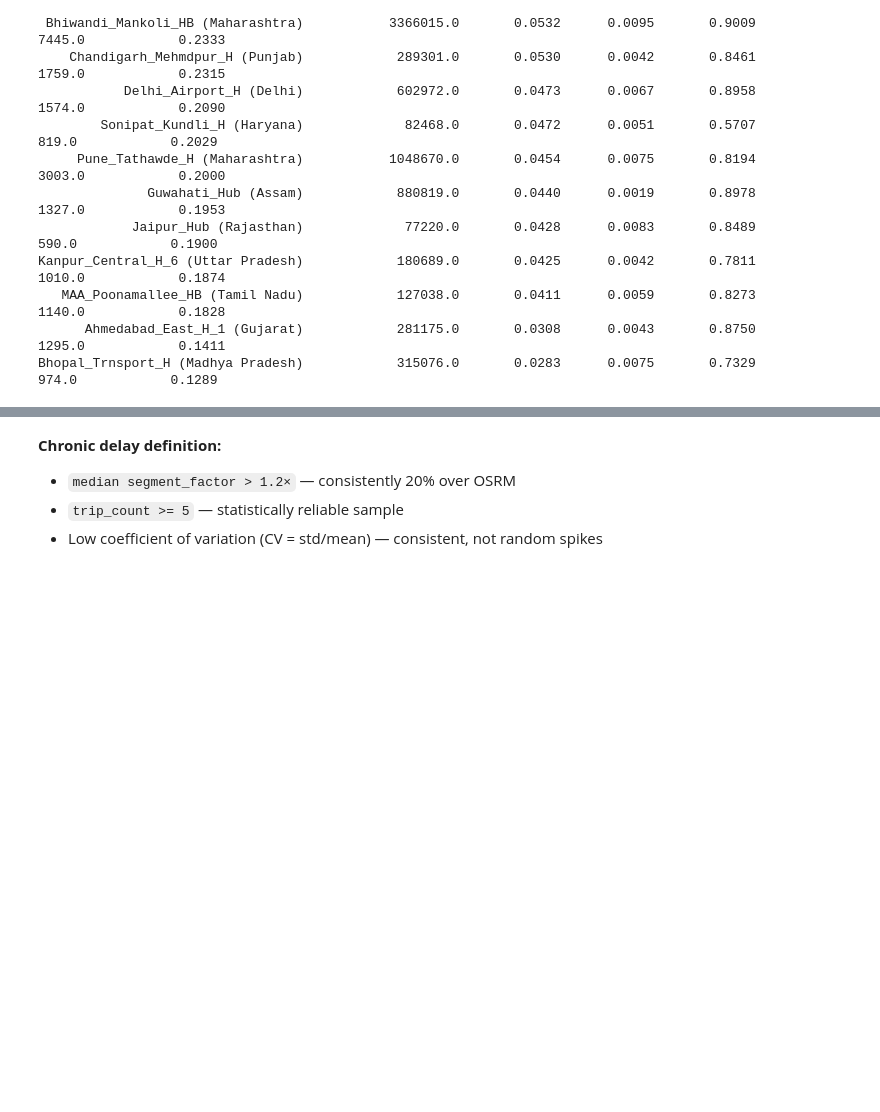
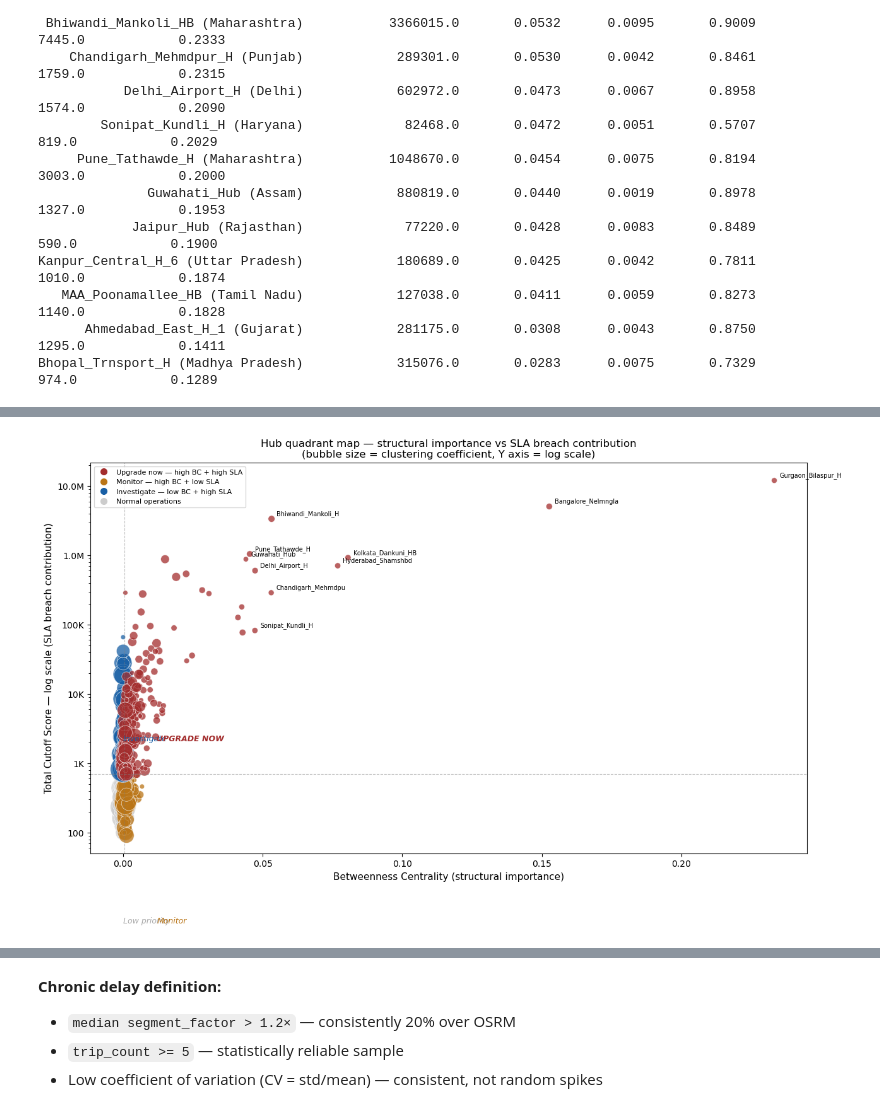
Before and after one commit to gogoi-anuraj/delhivery, a Jupyter notebook: notebooks/bottleneck.ipynb, the cells around one changed output, grey strips where cells are left out. Saved outputs shown, nothing was run; the diff lists cells and outputs as text; code cells hidden in the pictures; blank space fills up the shorter version.

```diff
--- a/notebooks/bottleneck.ipynb
+++ b/notebooks/bottleneck.ipynb
@@ -343,3 +492,91 @@ Bhopal_Trnsport_H (Madhya Pradesh)            315076.0       0.0283      0.0075
+# %%
+import matplotlib.ticker as ticker
+
+fig, ax = plt.subplots(figsize=(13, 8))
+
+plot_df = combined[combined['total_trips'] >= 10].copy()
+
+med_bc  = plot_df['betweenness'].median()
+med_sla = plot_df['total_cutoff_score'].median()
+
+def quadrant_color(row):
+    high_bc  = row['betweenness']        > med_bc
+    high_sla = row['total_cutoff_score'] > med_sla
+    if high_bc  and high_sla:      return '#A32D2D'
+    if high_bc  and not high_sla:  return '#BA7517'
+    if not high_bc and high_sla:   return '#185FA5'
+    return '#CCCCCC'
+
+plot_df['q_color'] = plot_df.apply(quadrant_color, axis=1)
+sizes = plot_df['clustering'] * 3000 + 30
+
+for color in ['#CCCCCC','#BA7517','#185FA5','#A32D2D']:
+    mask = plot_df['q_color'] == color
+    ax.scatter(
+        plot_df[mask]['betweenness'],
+        plot_df[mask]['total_cutoff_score'] + 1,  # +1 to avoid log(0)
+        s=sizes[mask], c=color, alpha=0.75,
+        edgecolors='white', linewidths=0.5
+    )
+
+# Log scale Y — spreads out the dense cluster
+ax.set_yscale('log')
+ax.yaxis.set_major_formatter(ticker.FuncFormatter(
+    lambda x, _: f'{x/1e6:.1f}M' if x >= 1e6
+                 else f'{x/1e3:.0f}K' if x >= 1e3
+                 else str(int(x))
+))
+
+# Threshold lines
+ax.axvline(med_bc,  color='gray', linestyle='--', linewidth=0.8, alpha=0.5)
+ax.axhline(med_sla, color='gray', linestyle='--', linewidth=0.8, alpha=0.5)
+
+# Quadrant labels
+xmin = plot_df['betweenness'].min()
+xmax = plot_df['betweenness'].max()
+ymax = plot_df['total_cutoff_score'].max()
+
+ax.text(xmin, 5,
+        'Low priority', fontsize=9, color='#AAAAAA', style='italic')
+ax.text(med_bc+(xmax-med_bc)*0.05, 5,
+        'Monitor', fontsize=9, color='#BA7517', style='italic')
+ax.text(xmin, med_sla*3,
+        'Investigate', fontsize=9, color='#185FA5', style='italic')
+ax.text(med_bc+(xmax-med_bc)*0.05, med_sla*3,
+        'UPGRADE NOW', fontsize=9, color='#A32D2D',
+        style='italic', fontweight='bold')
+
+# Label top 10
+for _, row in combined.nlargest(10, 'bottleneck_score').iterrows():
+    if row['total_trips'] >= 10:
+        ax.annotate(
+            row['hub_name'].split('(')[0].strip()[:18],
+            (row['betweenness'], row['total_cutoff_score'] + 1),
+            fontsize=7, xytext=(6, 4), textcoords='offset points',
+            arrowprops=dict(arrowstyle='-', color='gray', lw=0.5)
+        )
+
+ax.set_xlabel("Betweenness Centrality (structural importance)", fontsize=11)
+ax.set_ylabel("Total Cutoff Score — log scale (SLA breach contribution)", fontsize=11)
+ax.set_title("Hub quadrant map — structural importance vs SLA breach contribution\n"
+             "(bubble size = clustering coefficient, Y axis = log scale)", fontsize=12)
+
+from matplotlib.lines import Line2D
+legend_elements = [
+    Line2D([0],[0], marker='o', color='w', markerfacecolor='#A32D2D',
+           markersize=9, label='Upgrade now — high BC + high SLA'),
+    Line2D([0],[0], marker='o', color='w', markerfacecolor='#BA7517',
+           markersize=9, label='Monitor — high BC + low SLA'),
+    Line2D([0],[0], marker='o', color='w', markerfacecolor='#185FA5',
+           markersize=9, label='Investigate — low BC + high SLA'),
+    Line2D([0],[0], marker='o', color='w', markerfacecolor='#CCCCCC',
+           markersize=9, label='Normal operations'),
+]
+ax.legend(handles=legend_elements, fontsize=8, loc='upper left')
+plt.tight_layout()
+plt.show()
+# %% [output]
+[figure, added]
 # %%
 fig, axes = plt.subplots(1, 3, figsize=(18, 6))
 
```
Also changed, not shown: parts of 20 cells of this notebook, 4 other files.
